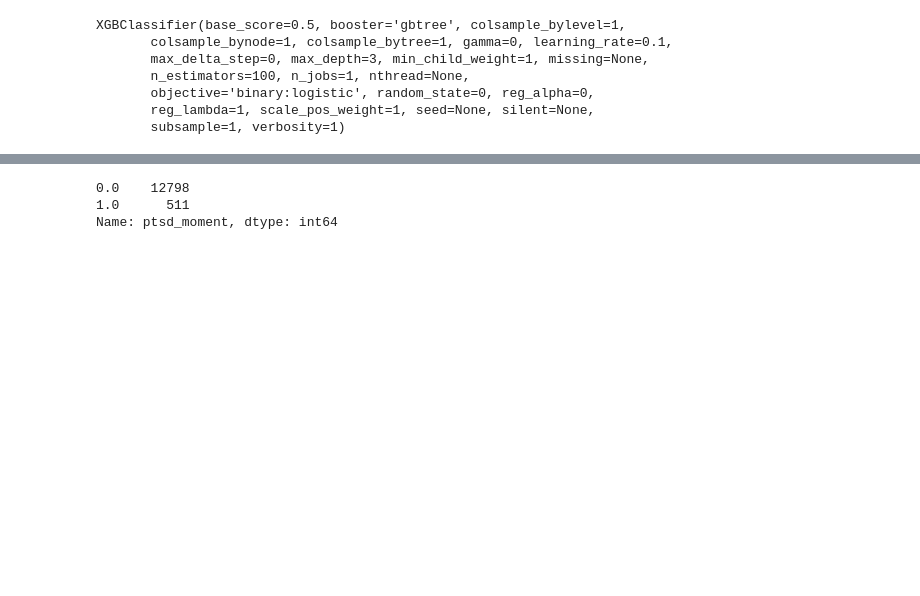
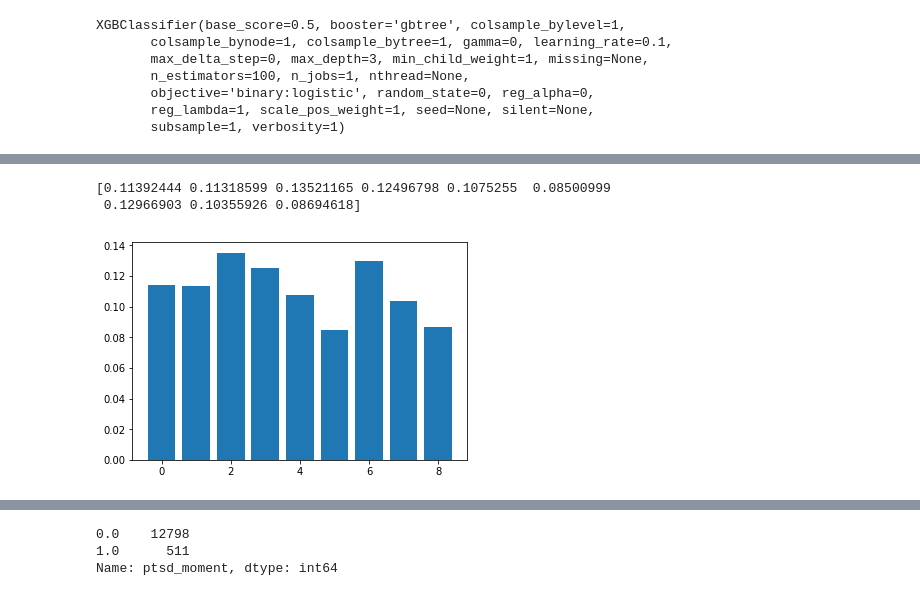
Before and after one commit to mahnooshs/PTSD-Data-Analysis-Research, a Jupyter notebook: Windowing and Features.ipynb, the cells around one changed output, grey strips where cells are left out. Drawn from its saved outputs; the diff is of its cells as text; code cells hidden in the pictures; blank space fills up the shorter version.

```diff
--- a/Windowing and Features.ipynb
+++ b/Windowing and Features.ipynb
@@ -202,0 +186,9 @@ plt.show()
+# %%
+# plot feature importance
+print(clf.feature_importances_)
+pyplot.bar(range(len(clf.feature_importances_)), clf.feature_importances_)
+pyplot.show()
+# %% [output]
+[0.11392444 0.11318599 0.13521165 0.12496798 0.1075255  0.08500999
+ 0.12966903 0.10355926 0.08694618]
+[figure, added]
```
Also changed, not shown: parts of 18 cells of this notebook, 1 other file.
